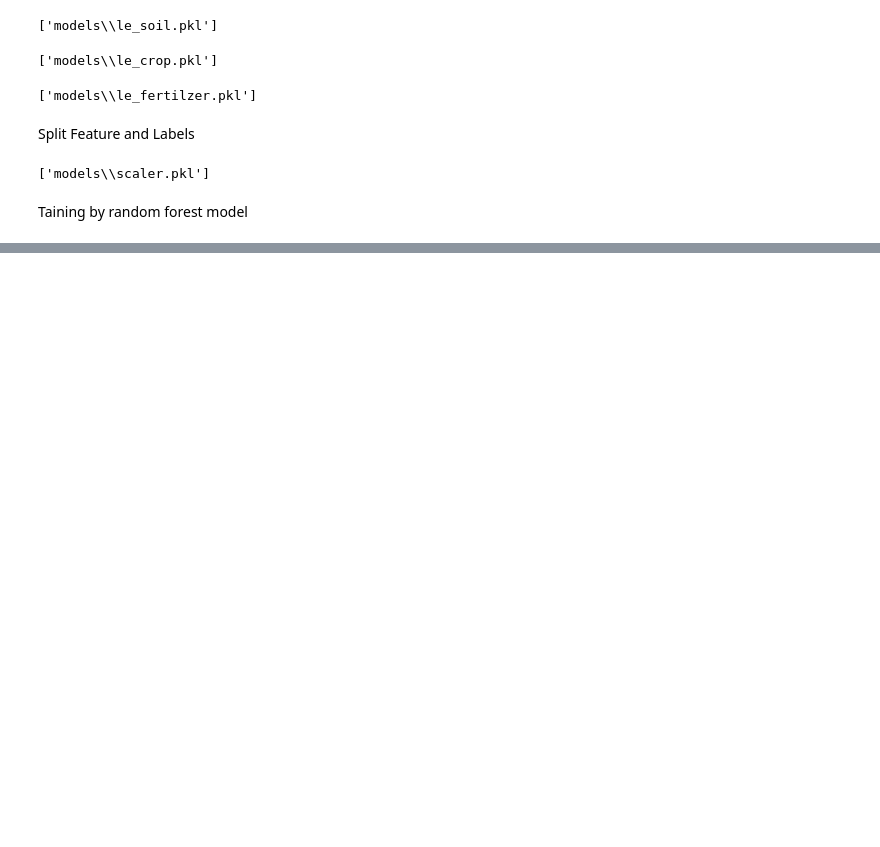
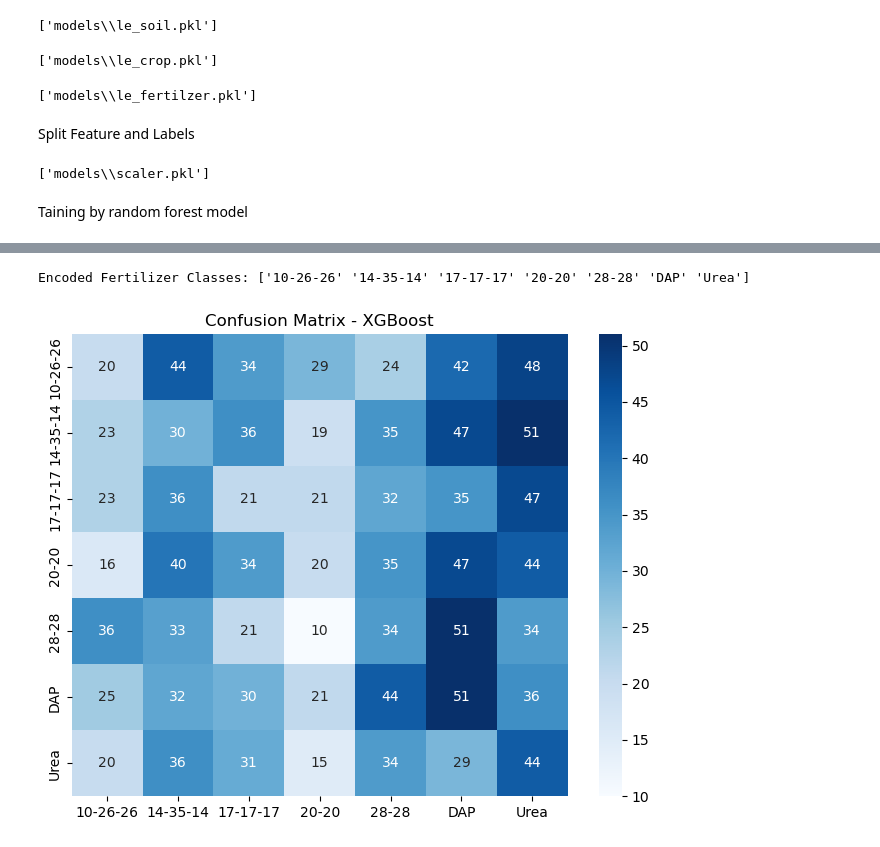
Before and after one commit to Anand-b-patil/Smart-Fertilizer-Recommendation-System-, a Jupyter notebook: fertilizer_recommendation.ipynb, the cells around one changed output, grey strips where cells are left out. Saved outputs shown, nothing was run; the diff lists cells and outputs as text; code cells hidden in the pictures; blank space fills up the shorter version.

```diff
--- a/fertilizer_recommendation.ipynb
+++ b/fertilizer_recommendation.ipynb
@@ -162,0 +165,4 @@ Taining by random forest model
+# %%
+rf = RandomForestClassifier(n_estimators=150, max_depth=10, random_state=42)
+# %%
+rf.fit(X_train, y_train)
@@ -162,0 +171,2 @@ Taining by random forest model
+# %%
+y_pred = rf.predict(X_test)
@@ -162,0 +222,17 @@ Taining by random forest model
+# %%
+print("Encoded Fertilizer Classes:", le_fertilizer.classes_)
+# %% [output]
+Encoded Fertilizer Classes: ['10-26-26' '14-35-14' '17-17-17' '20-20' '28-28' 'DAP' 'Urea']
+# %%
+from sklearn.metrics import confusion_matrix
+import seaborn as sns
+
+cm = confusion_matrix(y_test, y_pred)
+plt.figure(figsize=(8,6))
+sns.heatmap(cm, annot=True, fmt="d", cmap="Blues",
+            xticklabels=le_fertilizer.classes_,
+            yticklabels=le_fertilizer.classes_)
+plt.title("Confusion Matrix - XGBoost")
+plt.show()
+# %% [output]
+[figure, added]
```
Also changed, not shown: parts of 9 cells of this notebook, 4 other files.
